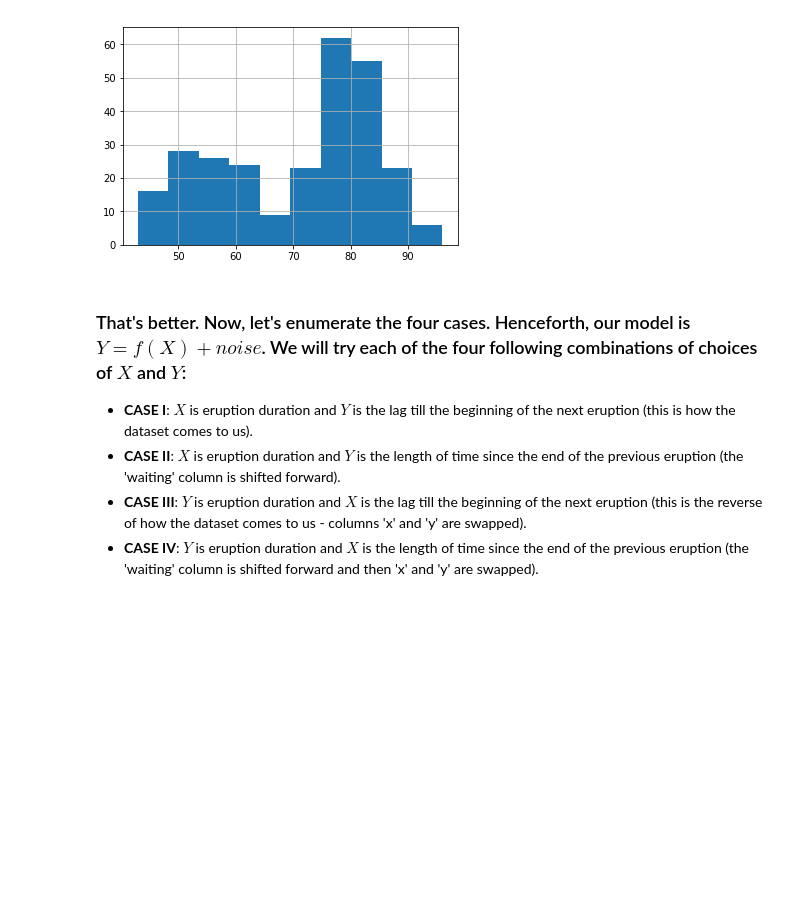
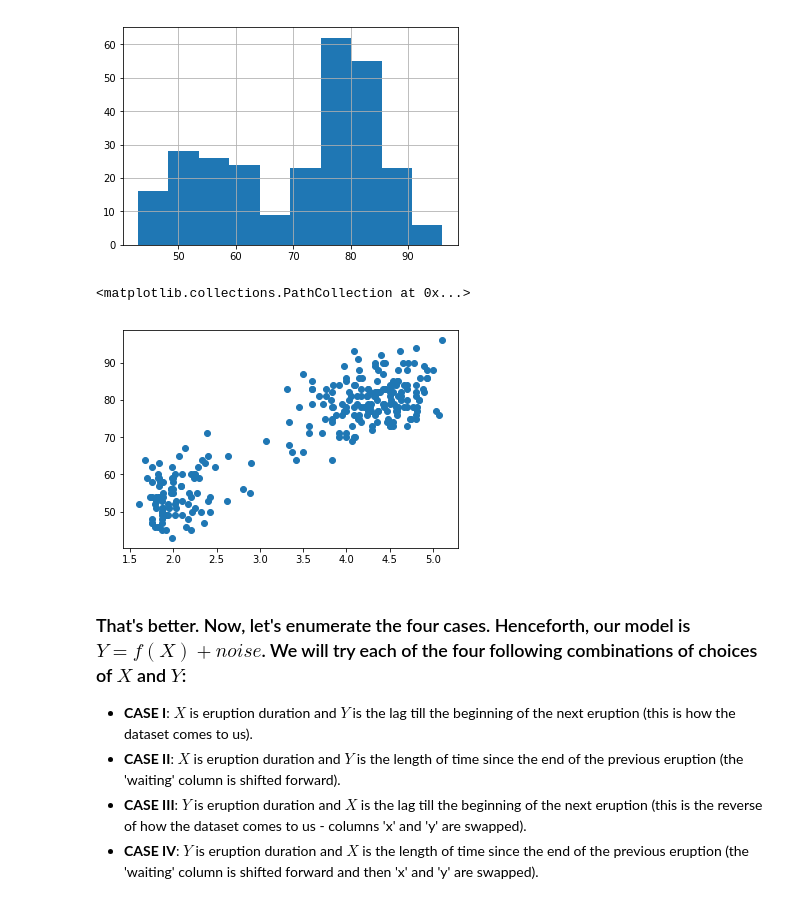
Before and after one commit to CausalityReadingGroup/CIS600-Data-Science-Causal-Inference, a Jupyter notebook: Notebooks/OldFaithful.ipynb, the cells around one changed output. Cells and saved outputs as stored; diff of their text form; code cells hidden in the pictures; blank space fills up the shorter version.

```diff
--- a/Notebooks/OldFaithful.ipynb
+++ b/Notebooks/OldFaithful.ipynb
@@ -55,6 +55,11 @@ olf.waiting.hist()
 # %% [output]
 <matplotlib.axes._subplots.AxesSubplot at 0x...>
 [figure]
+# %%
+plt.scatter(olf.eruptions, olf.waiting)
+# %% [output]
+<matplotlib.collections.PathCollection at 0x...>
+[figure, added]
 # %% [markdown]
 ### That's better. Now, let's enumerate the four cases. Henceforth, our model is $Y = f(X) + noise$. We will try each of the four following combinations of choices of $X$ and $Y$:
 - **CASE I**: $X$ is eruption duration and $Y$ is the lag till the beginning of the next eruption (this is how the dataset comes to us).
```
Also changed, not shown: parts of 14 cells of this notebook.
